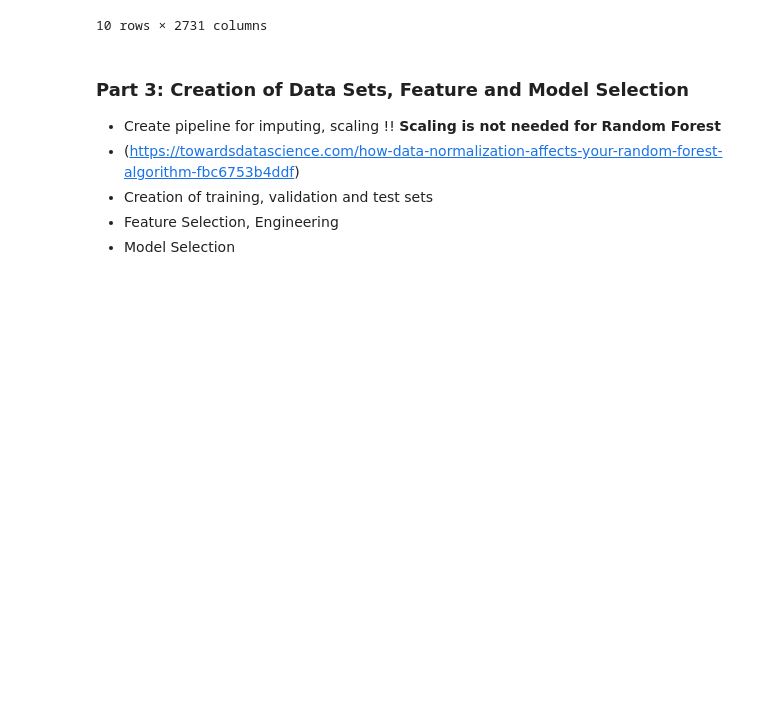
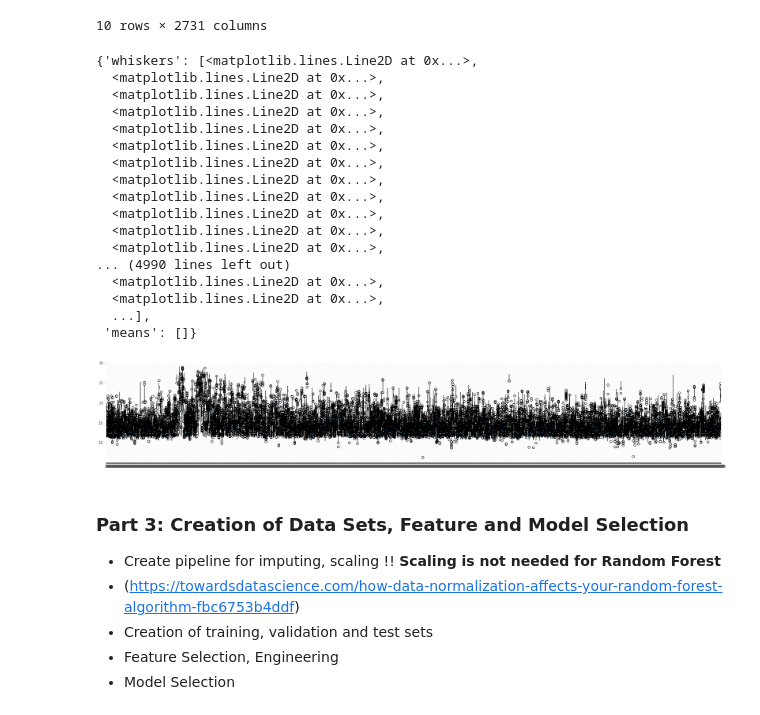
Before and after one commit to cewinharhar/BECS2_dataChallenge, a Jupyter notebook: MLworkflow.ipynb, the cells around one changed output. Saved outputs shown, nothing was run; the diff lists cells and outputs as text; code cells hidden in the pictures; blank space fills up the shorter version.

```diff
--- a/MLworkflow.ipynb
+++ b/MLworkflow.ipynb
@@ -75,7 +65,7 @@ Group.head()
 data = pd.merge(tidyReshaped, Group, how="left", on="R.FileName")
 data = data.set_index("R.FileName")
 
-X_ = data.iloc[:, :-1]
+X_ = data.iloc[:, :-1].apply(np.log2)
 y_ = data.iloc[:,-1]
 
 #check first 10 entries of the dataframe
@@ -94,6 +84,29 @@ data[:10]
 | J_D201211_MDIA_P705_SExp01-BGSID-... | 37487.718750 | 106022.242188 | 4052.228027 | 3884.076416 | 5557.278809 | 15570.591797 | 9720.247070 | 38907.343750 | ... |
 | J_D201211_MDIA_P705_SExp01-BGSID-... | 9181.585938 | 134948.609375 | 10369.925781 | 2935.796875 | 5970.308105 | 5139.558105 | 5623.950684 | 18671.617188 | ... |
 10 rows × 2731 columns
+# %%
+fig, ax = plt.subplots(1,1, figsize=(30, 5))
+
+ax.boxplot(X_)
+# %% [output]
+{'whiskers': [<matplotlib.lines.Line2D at 0x...>,
+  <matplotlib.lines.Line2D at 0x...>,
+  <matplotlib.lines.Line2D at 0x...>,
+  <matplotlib.lines.Line2D at 0x...>,
+  <matplotlib.lines.Line2D at 0x...>,
+  <matplotlib.lines.Line2D at 0x...>,
+  <matplotlib.lines.Line2D at 0x...>,
+  <matplotlib.lines.Line2D at 0x...>,
+  <matplotlib.lines.Line2D at 0x...>,
+  <matplotlib.lines.Line2D at 0x...>,
+  <matplotlib.lines.Line2D at 0x...>,
+  <matplotlib.lines.Line2D at 0x...>,
+... (4990 lines left out)
+  <matplotlib.lines.Line2D at 0x...>,
+  <matplotlib.lines.Line2D at 0x...>,
+  ...],
+ 'means': []}
+[figure, added]
 # %% [markdown]
 ### Part 3: Creation of Data Sets, Feature and Model Selection
 * Create pipeline for imputing, scaling !! **Scaling is not needed for Random Forest**
```
Also changed, not shown: parts of 9 cells of this notebook, 4 other files.
